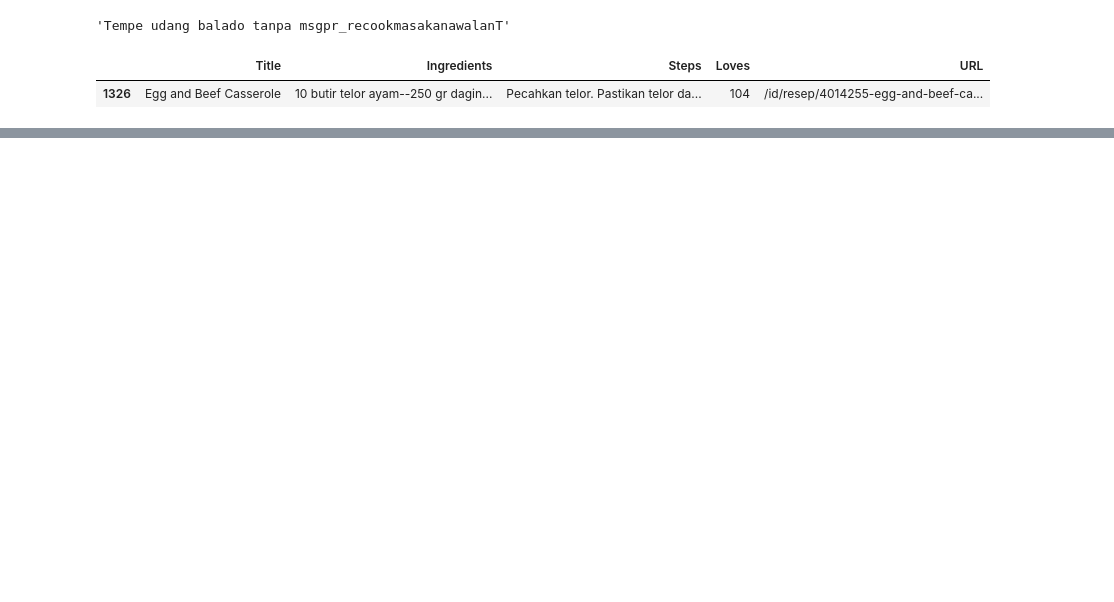
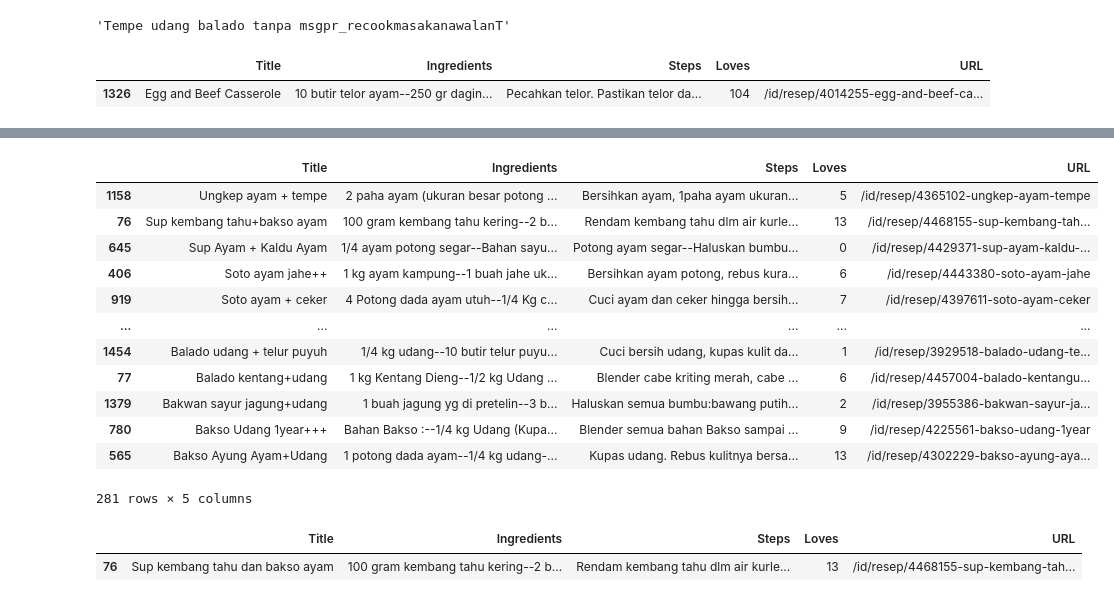
Before and after one commit to ishala/data-mining, a Jupyter notebook: analysis.ipynb, the cells around one changed output, grey strips where cells are left out. Cells and saved outputs as stored; diff of their text form; code cells hidden in the pictures; blank space fills up the shorter version.

```diff
--- a/analysis.ipynb
+++ b/analysis.ipynb
@@ -567,0 +630,19 @@ allDf[allDf['Title'] == 'Egg and Beef Casserole']
+# %%
+# Ambil contoh dengan +
+pattern = r'\+'
+withPlus = allDf[allDf['Title'].str.contains(pattern)]
+withPlus
+# %% [output]
+|  | Title | Ingredients | Steps | Loves | URL |
+| 1158 | Ungkep ayam + tempe | 2 paha ayam (ukuran besar potong ... | Bersihkan ayam, 1paha ayam ukuran... | 5 | /id/resep/4365102-ungkep-ayam-tempe |
+| 76 | Sup kembang tahu+bakso ayam | 100 gram kembang tahu kering--2 b... | Rendam kembang tahu dlm air kurle... | 13 | /id/resep/4468155-sup-kembang-tah... |
+| 645 | Sup Ayam + Kaldu Ayam | 1/4 ayam potong segar--Bahan sayu... | Potong ayam segar--Haluskan bumbu... | 0 | /id/resep/4429371-sup-ayam-kaldu-... |
+| 406 | Soto ayam jahe++ | 1 kg ayam kampung--1 buah jahe uk... | Bersihkan ayam potong, rebus kura... | 6 | /id/resep/4443380-soto-ayam-jahe |
+| 919 | Soto ayam + ceker | 4 Potong dada ayam utuh--1/4 Kg c... | Cuci ayam dan ceker hingga bersih... | 7 | /id/resep/4397611-soto-ayam-ceker |
+| ... | ... | ... | ... | ... | ... |
+| 1454 | Balado udang + telur puyuh | 1/4 kg udang--10 butir telur puyu... | Cuci bersih udang, kupas kulit da... | 1 | /id/resep/3929518-balado-udang-te... |
+| 77 | Balado kentang+udang | 1 kg Kentang Dieng--1/2 kg Udang ... | Blender cabe kriting merah, cabe ... | 6 | /id/resep/4457004-balado-kentangu... |
+| 1379 | Bakwan sayur jagung+udang | 1 buah jagung yg di pretelin--3 b... | Haluskan semua bumbu:bawang putih... | 2 | /id/resep/3955386-bakwan-sayur-ja... |
+| 780 | Bakso Udang 1year+++ | Bahan Bakso :--1/4 kg Udang (Kupa... | Blender semua bahan Bakso sampai ... | 9 | /id/resep/4225561-bakso-udang-1year |
+| 565 | Bakso Ayung Ayam+Udang | 1 potong dada ayam--1/4 kg udang-... | Kupas udang. Rebus kulitnya bersa... | 13 | /id/resep/4302229-bakso-ayung-aya... |
+281 rows × 5 columns
@@ -567,0 +665,5 @@ allDf[allDf['Title'] == 'Egg and Beef Casserole']
+# %%
+allDf[allDf['Title'] == 'Sup kembang tahu dan bakso ayam']
+# %% [output]
+|  | Title | Ingredients | Steps | Loves | URL |
+| 76 | Sup kembang tahu dan bakso ayam | 100 gram kembang tahu kering--2 b... | Rendam kembang tahu dlm air kurle... | 13 | /id/resep/4468155-sup-kembang-tah... |
```
Also changed, not shown: parts of 7 cells of this notebook.
